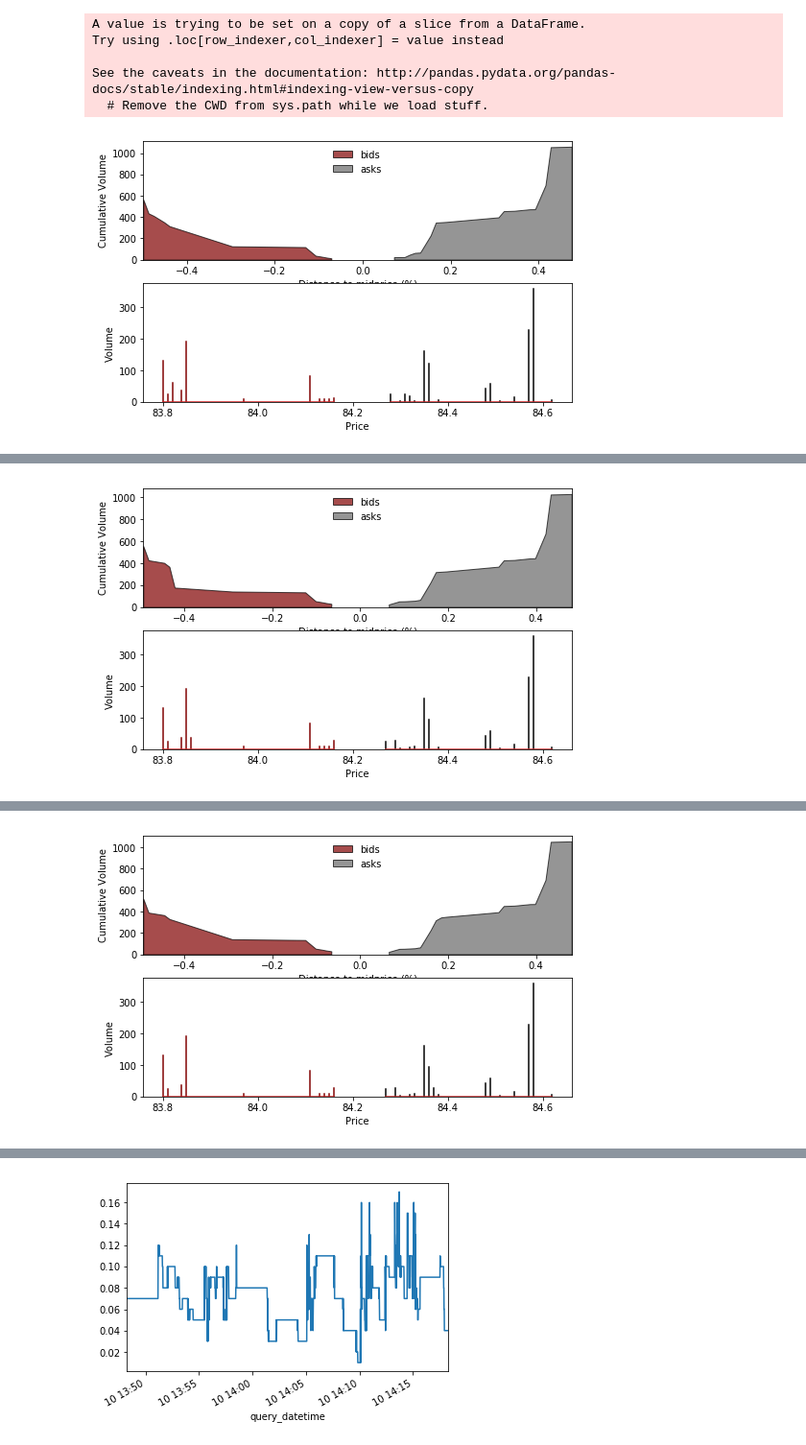
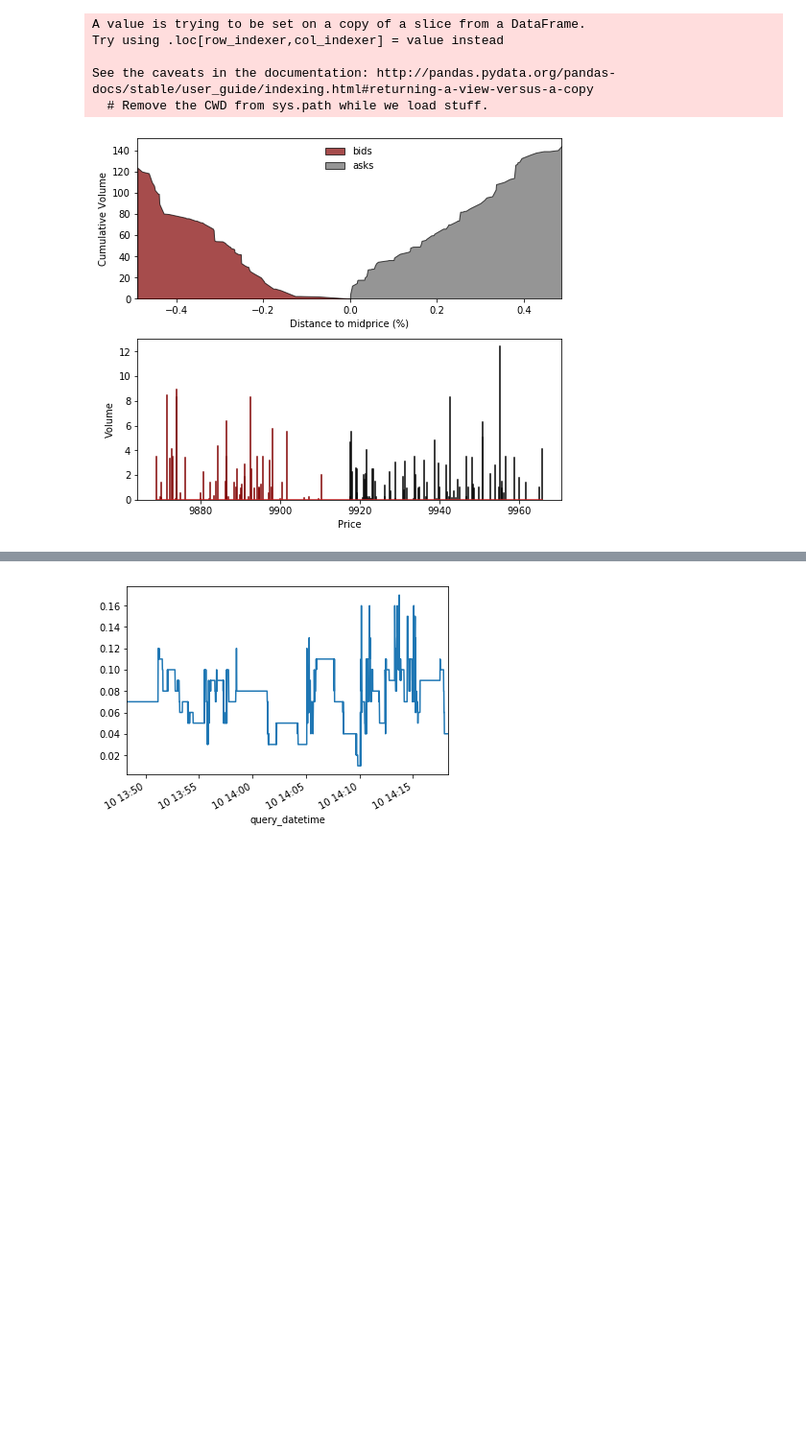
Before and after one commit to maxlamberti/optimal-order-execution, a Jupyter notebook: notebooks/Explore_LOB.ipynb, the cells around one changed output, grey strips where cells are left out. Shown at 96% size. Saved outputs shown, nothing was run; the diff lists cells and outputs as text; code cells hidden in the pictures; blank space fills up the shorter version.

```diff
--- a/notebooks/Explore_LOB.ipynb
+++ b/notebooks/Explore_LOB.ipynb
@@ -12,7 +12,7 @@ from scripts.utils.data_loading import load_data
 # %%
 %matplotlib inline
 # %%
-DATA_DIRECTORY = '../data/limit-order-book/XXMRZUSD'
+DATA_DIRECTORY = '../data/limit-order-book/XXBTZUSD'
 # %%
 start = datetime(2020, 2, 9, 22, 1, 0)
 end = datetime(2020, 2, 9, 23, 1, 0)  # 2020-02-10 06:18:43
@@ -63,7 +63,7 @@ def plot_order_book(ob, relprice_lim):
     bid_cumvolumes = ob.loc[ob['type'] == 'b', 'cumvolume']
 
     # plot cum vol plot
-    fig, ax = plt.subplots(2, 1, figsize=(8, 5))  # sharex='col'
+    fig, ax = plt.subplots(2, 1, figsize=(7, 6))  # sharex='col'
     ax[0].fill_between(bid_relprices, bid_cumvolumes, facecolor='maroon', edgecolor='k', alpha=0.7, zorder=10, label='bids')
     ax[0].fill_between(ask_relprices, ask_cumvolumes, facecolor='dimgrey', edgecolor='k', alpha=0.7, zorder=10, label='asks')
     ax[0].set_xlim([min(bid_relprices.min(), ask_relprices.min()), max(bid_relprices.max(), ask_relprices.max())])
@@ -79,6 +79,9 @@ def plot_order_book(ob, relprice_lim):
     ax[1].set_xlabel('Price')
     ax[1].set_ylabel('Volume')
 
+    plt.tight_layout()
+    plt.savefig('/home/maxlamberti/Desktop/BTC_LOB.png', dpi=400)
+
     plt.show()
 # %%
 subdf = df[df['query_datetime'].between(datetime(2020, 2, 10, 6, 18, 30), datetime(2020, 2, 10, 6, 20, 10))]
@@ -110,5 +117,5 @@ plt.plot(timeseries, spreadseries);
 for ts, grp in subdf.groupby('query_datetime'):
     print(ts)
     plot_order_book(grp[['price', 'volume', 'timestamp', 'type']], relprice_lim=(-0.5, 0.5))
-#     break
+    break
 # %% [output]
@@ -116,6 +123,6 @@ for ts, grp in subdf.groupby('query_datetime'):
 A value is trying to be set on a copy of a slice from a DataFrame.
 Try using .loc[row_indexer,col_indexer] = value instead
 
-See the caveats in the documentation: http://pandas.pydata.org/pandas-docs/stable/indexing.html#indexing-view-versus-copy
+See the caveats in the documentation: http://pandas.pydata.org/pandas-docs/stable/user_guide/indexing.html#returning-a-view-versus-a-copy
   # Remove the CWD from sys.path while we load stuff.
-[figure, old version]
+[figure, new version]
@@ -123 +128,0 @@ See the caveats in the documentation: http://pandas.pydata.org/pandas-docs/stabl
-[figure, removed]
@@ -125 +128,0 @@ See the caveats in the documentation: http://pandas.pydata.org/pandas-docs/stabl
-[figure, removed]
```
Also changed, not shown: parts of 6 cells of this notebook, 1 other file.
